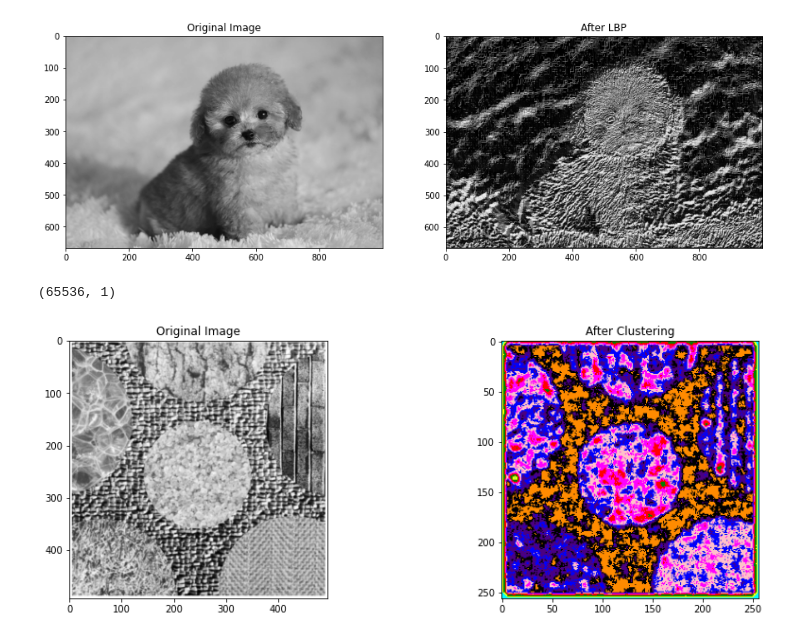
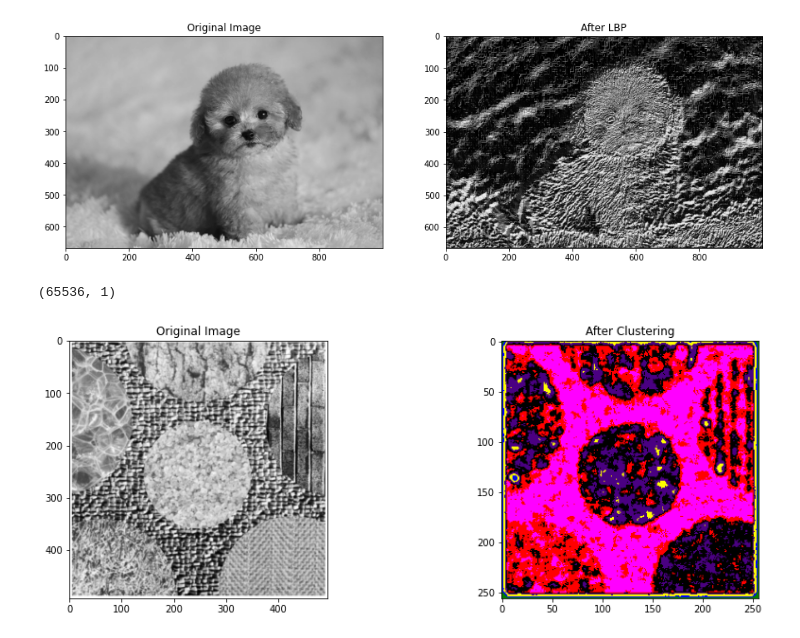
Before and after one commit to zmz223/CS584, a Jupyter notebook: hw8/hw8.ipynb, the cells around one changed output. Cells and saved outputs as stored; diff of their text form; code cells hidden in the pictures.

```diff
--- a/hw8/hw8.ipynb
+++ b/hw8/hw8.ipynb
@@ -144,22 +144,22 @@ def cluster_LBP(image, k):
 
     return result
 # %%
-#Used skimage entropy w
+#Used skimage entropy which is a feature of a comatrix
 def problem3(image_path, k):
 
     image = cv2.imread(image_path, 0)
     out = cluster_LBP(image, k)
 
     f, axes = plt.subplots(1, 2, figsize=(15, 5))
     axes[0].title.set_text("Original Image")
     axes[0].imshow(image, cmap="gray")
 
 
 
     axes[1].title.set_text("After Clustering")
     axes[1].imshow(out, cmap="gray")
 
-problem3("preview.png", 10)
+problem3("preview.png", 7)
 # %% [output]
 (65536, 1)
-[figure, old version]
+[figure, new version]
```
